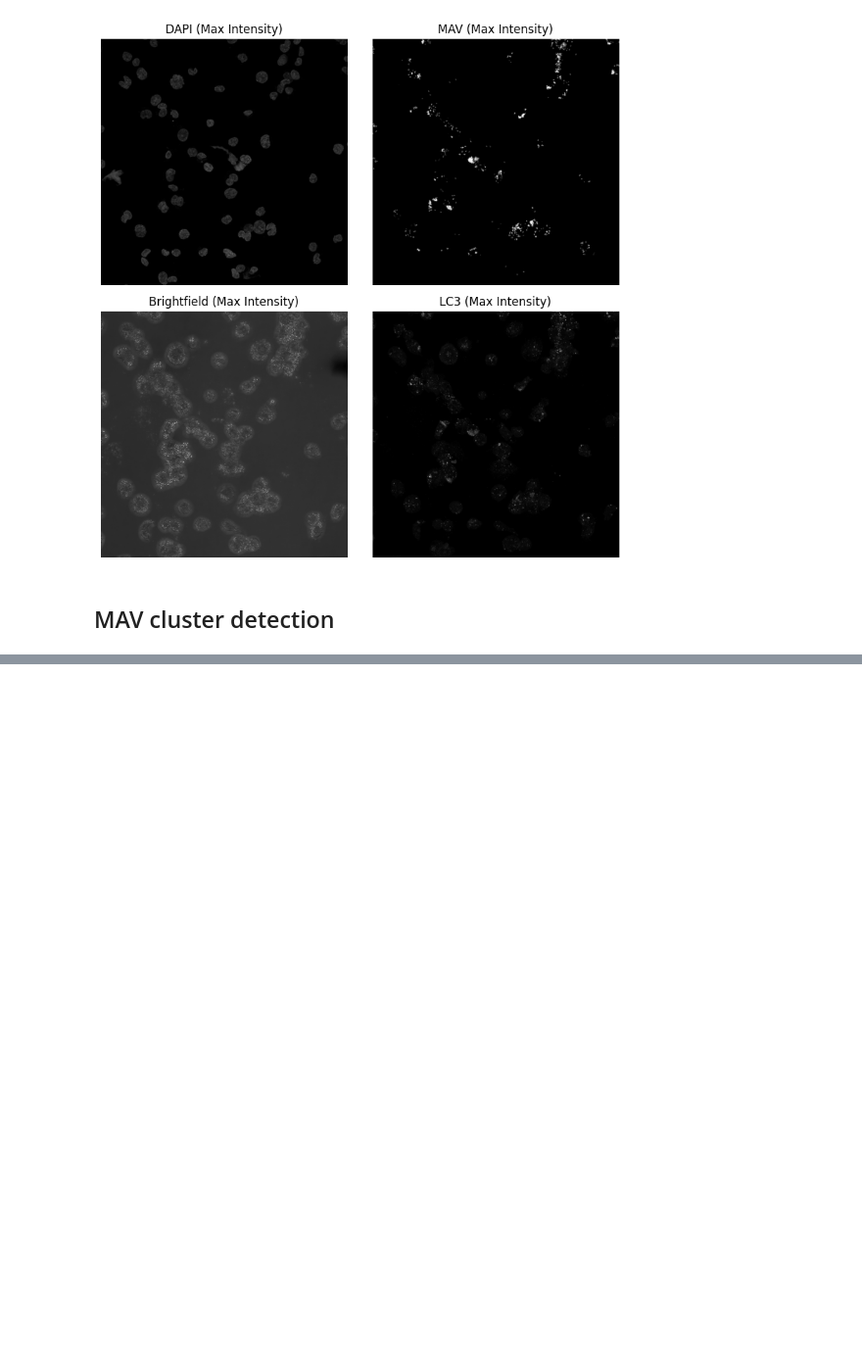
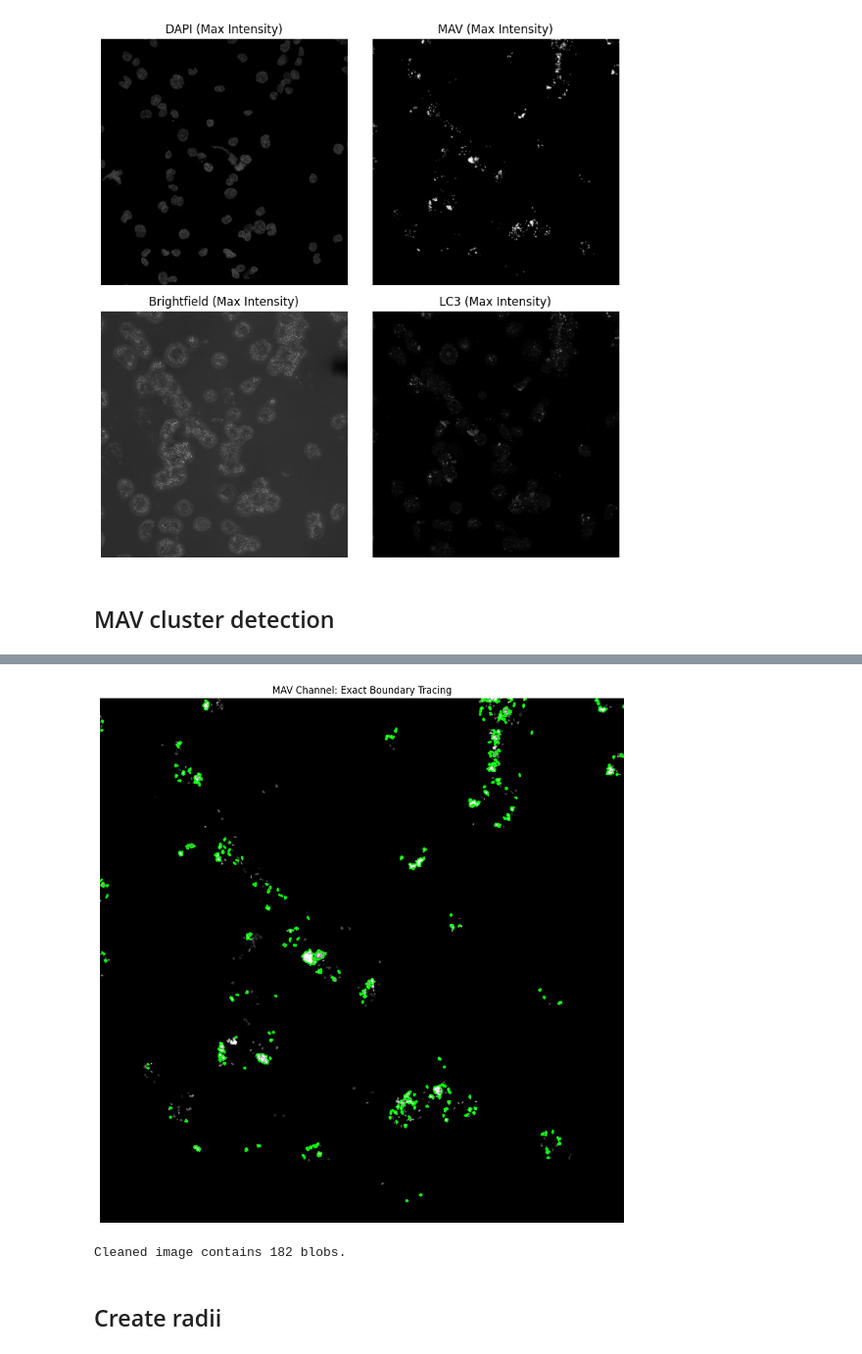
Before and after one commit to ellagiezen/lc3_colocalization, a Jupyter notebook: LC3_MAV.ipynb, the cells around one changed output, grey strips where cells are left out. Shown at 98% size. Cells and saved outputs as stored; diff of their text form; code cells hidden in the pictures; blank space fills up the shorter version.

```diff
--- a/LC3_MAV.ipynb
+++ b/LC3_MAV.ipynb
@@ -86,23 +86,36 @@ plt.tight_layout()
 # %% [markdown]
 ## MAV cluster detection
 # %%
-min_blob_size = 10  # Minimum area in pixels
-max_blob_size = 500  # Maximum area in pixels
+min_blob_size = 10 # Minimum area in pixels
+max_blob_size = 1000 # Maximum area in pixels
 
+# 1. Create the binary image (The part that was missing)
+# Make sure 'channel_mav' is defined from your image loading step
 thresh_mav = filters.threshold_otsu(channel_mav)
 binary_mav = channel_mav > thresh_mav
 
+# 2. Label the binary image
 labeled_mav = measure.label(binary_mav)
 
+# Lists to store our data
 centroids_x, centroids_y = [], []
+blob_contours = []
 
+# 3. Filter by size and trace boundaries
 for prop in measure.regionprops(labeled_mav):
     if min_blob_size <= prop.area <= max_blob_size:
+        # Store Centroid
         y, x = prop.centroid
-
-
         centroids_y.append(y)
         centroids_x.append(x)
 
-print(f"Total valid size blobs: {len(centroids_x)}")
+        # Trace the boundary (the "outside") of this specific blob
+        # This creates a contour at the 0.5 intensity level of the binary mask
+        object_mask = (labeled_mav == prop.label)
+        contours = measure.find_contours(object_mask, 0.5)
+
+        if contours:
+            blob_contours.append(contours[0])
+
+print(f"Successfully identified and traced {len(blob_contours)} blobs.")
 # %% [output]
@@ -203,0 +123,40 @@ NameError: name 'CircularAperture' is not defined
+# %%
+fig, ax = plt.subplots(figsize=(12, 12))
+
+# Display the original MAV channel
+ax.imshow(channel_mav, cmap="gray")
+
+# Plot each contour (the "trace")
+for contour in blob_contours:
+    # Note: find_contours returns (row, col) which is (y, x)
+    ax.plot(contour[:, 1], contour[:, 0], color="lime", linewidth=1.5)
+
+ax.set_title("MAV Channel: Exact Boundary Tracing")
+ax.axis("off")
+plt.show()
+# %% [output]
+[figure, added]
+# %%
+# 1. Filter and create a CLEAN label image
+# ---------------------------------------
+# Start with a blank canvas the same size as your image
+clean_labeled_mav = np.zeros_like(labeled_mav)
+valid_label_counter = 1
+
+# List to store data for the 182 valid blobs
+valid_blobs_data = []
+
+for prop in measure.regionprops(labeled_mav):
+    if min_blob_size <= prop.area <= max_blob_size:
+        # Paint ONLY this valid blob onto our clean canvas
+        # We give it a new, sequential ID (1, 2, 3...)
+        clean_labeled_mav[labeled_mav == prop.label] = valid_label_counter
+        valid_label_counter += 1
+
+# Verify the count
+num_valid = valid_label_counter - 1
+print(f"Cleaned image contains {num_valid} blobs.")
+# %% [output]
+Cleaned image contains 182 blobs.
+# %% [markdown]
+## Create radii
```
Also changed, not shown: parts of 9 cells of this notebook.
